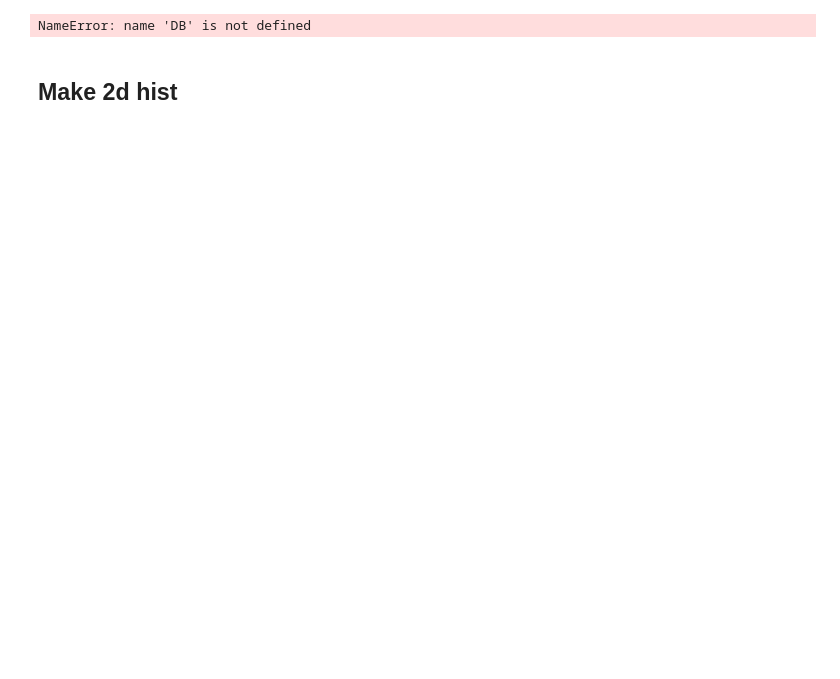
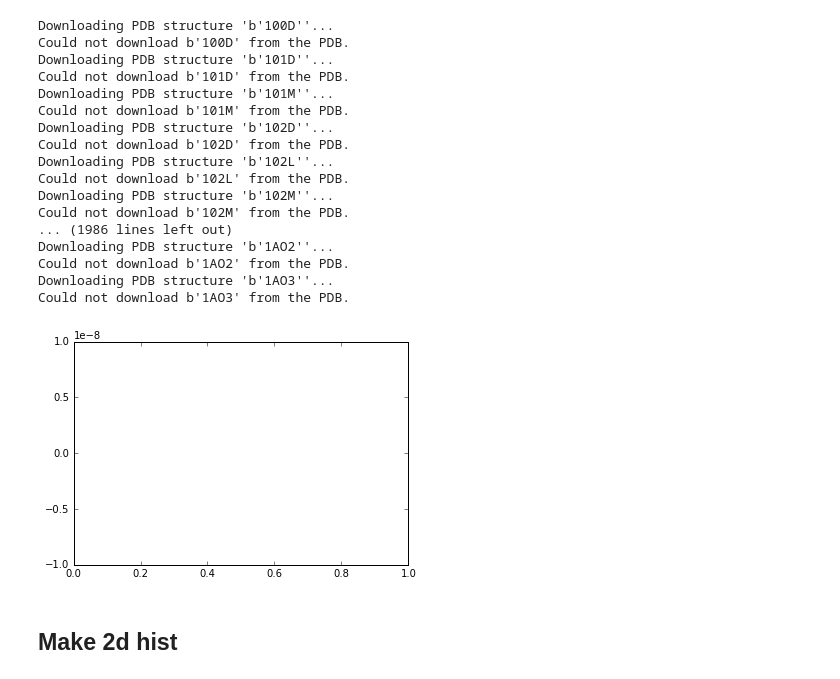
Before and after one commit to lewisamarshall/ionize, a Jupyter notebook: Protein_Simulation.ipynb, the cells around one changed output. Cells and saved outputs as stored; diff of their text form; code cells hidden in the pictures; blank space fills up the shorter version.

```diff
--- a/Protein_Simulation.ipynb
+++ b/Protein_Simulation.ipynb
@@ -13,22 +12,40 @@ URLError: <urlopen error ftp error: ConnectionRefusedError(61, 'Connection refus
 # %%
 pH = numpy.linspace(0, 14)
 x=[]
 y=[]
 for idx, entry in enumerate(DB):
     try:
         my_prot = Protein(entry)
         mob = [my_prot.mobility(p) for p in pH]
+        print(mob)
         x.extend(pH)
         y.extend(mob)
         plot(pH, mob)
-    except:
-        pass
+    except Exception as e:
+        print(e)
     if idx>=1000:
         break
 ylim(-1e-8, 1e-8)
 show()
 # %% [output]
-NameError: name 'DB' is not defined
+Downloading PDB structure 'b'100D''...
+Could not download b'100D' from the PDB.
+Downloading PDB structure 'b'101D''...
+Could not download b'101D' from the PDB.
+Downloading PDB structure 'b'101M''...
+Could not download b'101M' from the PDB.
+Downloading PDB structure 'b'102D''...
+Could not download b'102D' from the PDB.
+Downloading PDB structure 'b'102L''...
+Could not download b'102L' from the PDB.
+Downloading PDB structure 'b'102M''...
+Could not download b'102M' from the PDB.
+... (1986 lines left out)
+Downloading PDB structure 'b'1AO2''...
+Could not download b'1AO2' from the PDB.
+Downloading PDB structure 'b'1AO3''...
+Could not download b'1AO3' from the PDB.
+[figure, added]
 # %% [markdown]
 Make 2d hist
 ------------
```
Also changed, not shown: parts of 2 cells of this notebook, 3 other files.
